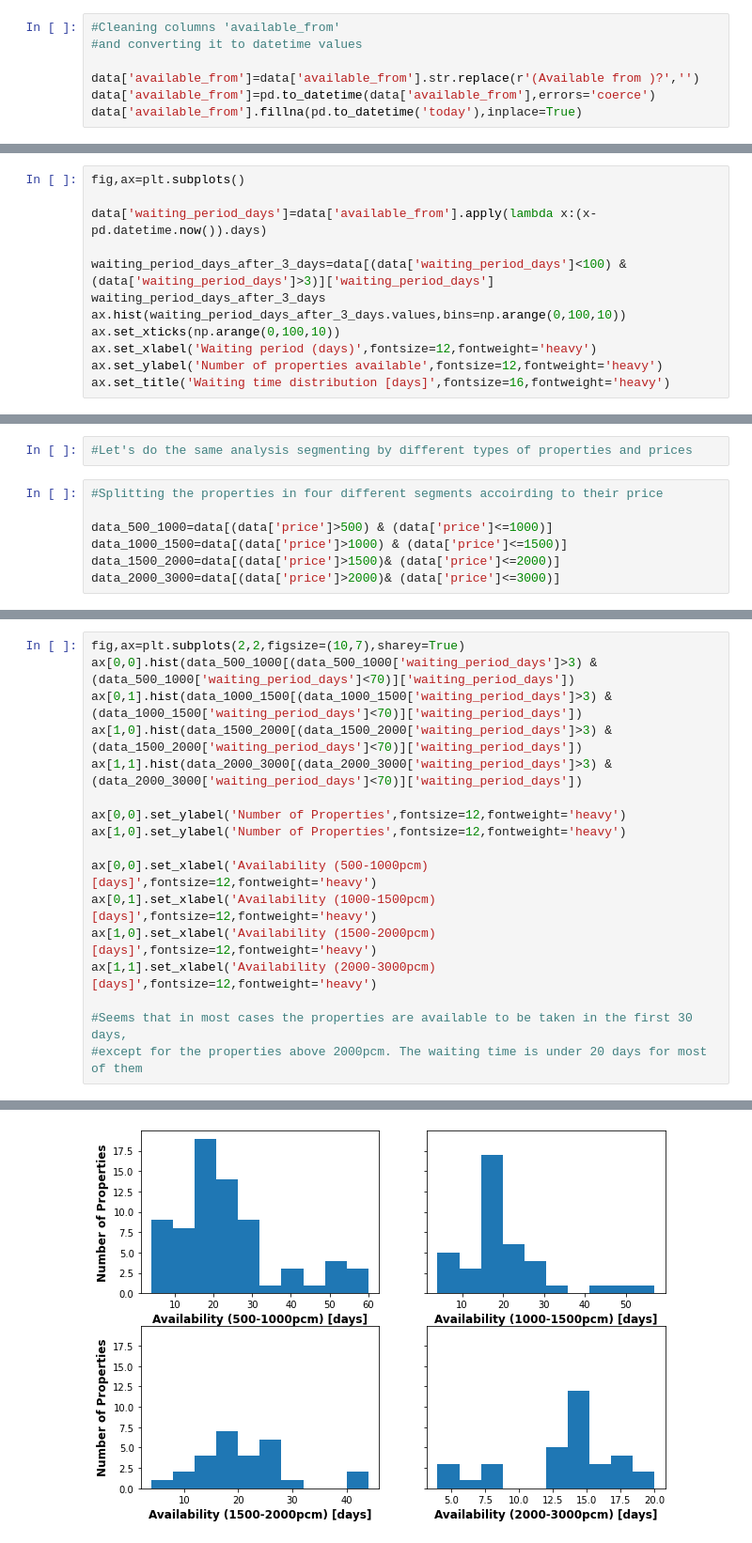
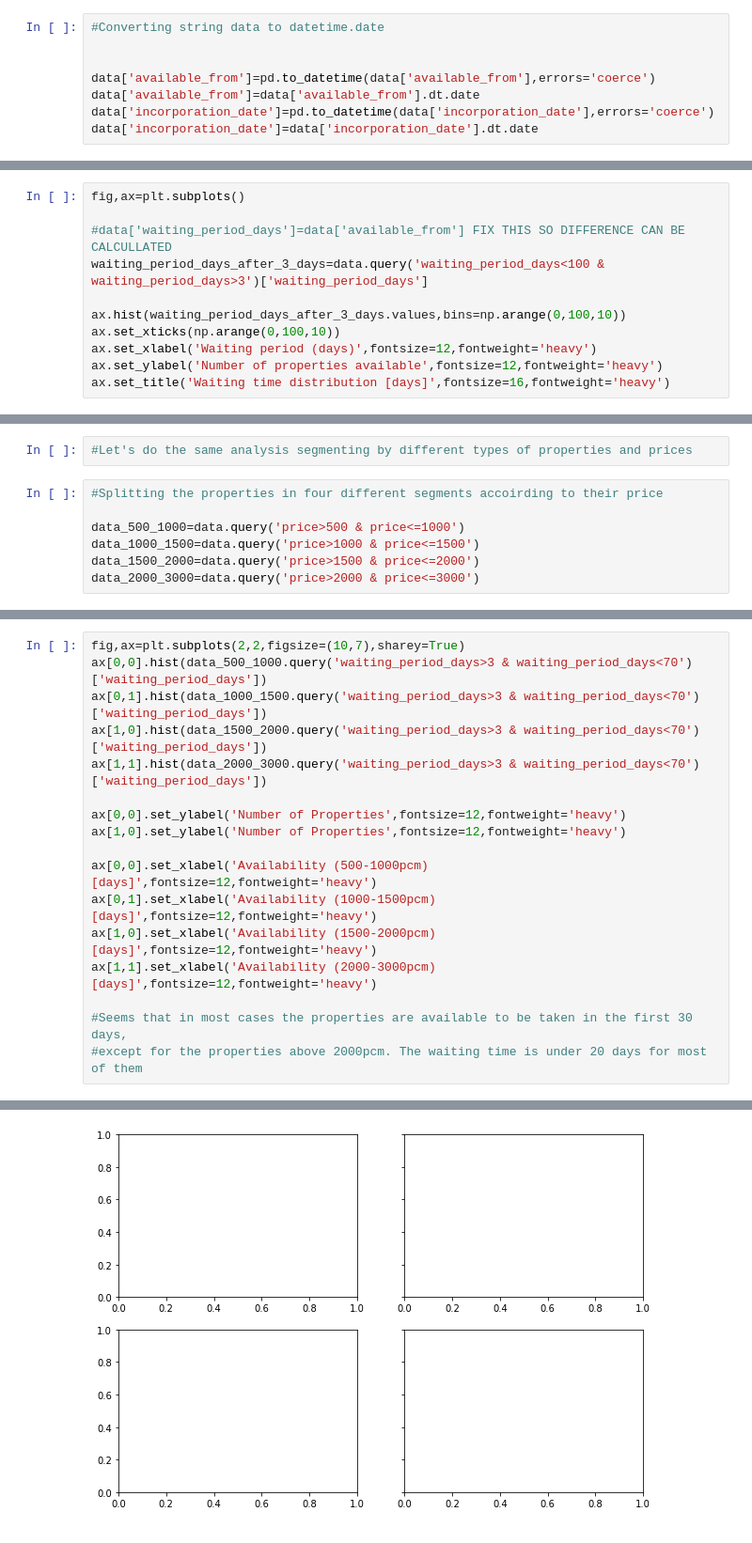
Before and after one commit to ManuelJua/zoopla_property_analysis, a Jupyter notebook: zoopla_scraper/zoopla_scraper/spiders/data_zoopla_analysis.ipynb, the cells around one changed output, grey strips where cells are left out. Shown at 94% size. Drawn from its saved outputs; the diff is of its cells as text.

```diff
--- a/zoopla_scraper/zoopla_scraper/spiders/data_zoopla_analysis.ipynb
+++ b/zoopla_scraper/zoopla_scraper/spiders/data_zoopla_analysis.ipynb
@@ -28,7 +24,8 @@ data['number_baths']=pd.to_numeric(data['number_baths'])
-# %%
-#Cleaning columns 'available_from'
-#and converting it to datetime values
-
-data['available_from']=data['available_from'].str.replace(r'(Available from )?','')
-data['available_from']=pd.to_datetime(data['available_from'],errors='coerce')
-data['available_from'].fillna(pd.to_datetime('today'),inplace=True)
+# %%
+#Converting string data to datetime.date
+
+
+data['available_from']=pd.to_datetime(data['available_from'],errors='coerce')
+data['available_from']=data['available_from'].dt.date
+data['incorporation_date']=pd.to_datetime(data['incorporation_date'],errors='coerce')
+data['incorporation_date']=data['incorporation_date'].dt.date
@@ -117,10 +130,9 @@ Text(0.5, 1.0, 'Distribution of rent (properties below 2500 pcm) [pcm]')
 # %%
 fig,ax=plt.subplots()
 
-data['waiting_period_days']=data['available_from'].apply(lambda x:(x-pd.datetime.now()).days)
+#data['waiting_period_days']=data['available_from'] FIX THIS SO DIFFERENCE CAN BE CALCULLATED
+waiting_period_days_after_3_days=data.query('waiting_period_days<100 & waiting_period_days>3')['waiting_period_days']
 
-waiting_period_days_after_3_days=data[(data['waiting_period_days']<100) & (data['waiting_period_days']>3)]['waiting_period_days']
-waiting_period_days_after_3_days
 ax.hist(waiting_period_days_after_3_days.values,bins=np.arange(0,100,10))
 ax.set_xticks(np.arange(0,100,10))
 ax.set_xlabel('Waiting period (days)',fontsize=12,fontweight='heavy')
@@ -134,10 +150,10 @@ Text(0.5, 1.0, 'Waiting time distribution [days]')
 # %%
 #Splitting the properties in four different segments accoirding to their price
 
-data_500_1000=data[(data['price']>500) & (data['price']<=1000)]
-data_1000_1500=data[(data['price']>1000) & (data['price']<=1500)]
-data_1500_2000=data[(data['price']>1500)& (data['price']<=2000)]
-data_2000_3000=data[(data['price']>2000)& (data['price']<=3000)]
+data_500_1000=data.query('price>500 & price<=1000')
+data_1000_1500=data.query('price>1000 & price<=1500')
+data_1500_2000=data.query('price>1500 & price<=2000')
+data_2000_3000=data.query('price>2000 & price<=3000')
 # %%
 #Bar plots of price distribution segmented by prices
 
@@ -162,9 +178,9 @@ Text(0.5, 0, 'Monthly rent [pcm]')
 # %%
 fig,ax=plt.subplots(2,2,figsize=(10,7),sharey=True)
-ax[0,0].hist(data_500_1000[(data_500_1000['waiting_period_days']>3) & (data_500_1000['waiting_period_days']<70)]['waiting_period_days'])
-ax[0,1].hist(data_1000_1500[(data_1000_1500['waiting_period_days']>3) & (data_1000_1500['waiting_period_days']<70)]['waiting_period_days'])
-ax[1,0].hist(data_1500_2000[(data_1500_2000['waiting_period_days']>3) & (data_1500_2000['waiting_period_days']<70)]['waiting_period_days'])
-ax[1,1].hist(data_2000_3000[(data_2000_3000['waiting_period_days']>3) & (data_2000_3000['waiting_period_days']<70)]['waiting_period_days'])
+ax[0,0].hist(data_500_1000.query('waiting_period_days>3 & waiting_period_days<70')['waiting_period_days'])
+ax[0,1].hist(data_1000_1500.query('waiting_period_days>3 & waiting_period_days<70')['waiting_period_days'])
+ax[1,0].hist(data_1500_2000.query('waiting_period_days>3 & waiting_period_days<70')['waiting_period_days'])
+ax[1,1].hist(data_2000_3000.query('waiting_period_days>3 & waiting_period_days<70')['waiting_period_days'])
 
 ax[0,0].set_ylabel('Number of Properties',fontsize=12,fontweight='heavy')
 ax[1,0].set_ylabel('Number of Properties',fontsize=12,fontweight='heavy')
@@ -181,2 +197,2 @@ Text(0.5, 0, 'Availability (2000-3000pcm) [days]')
-[figure, old version]
+[figure, new version]
 # %%
```
Also changed, not shown: parts of 18 cells of this notebook, 7 other files.
